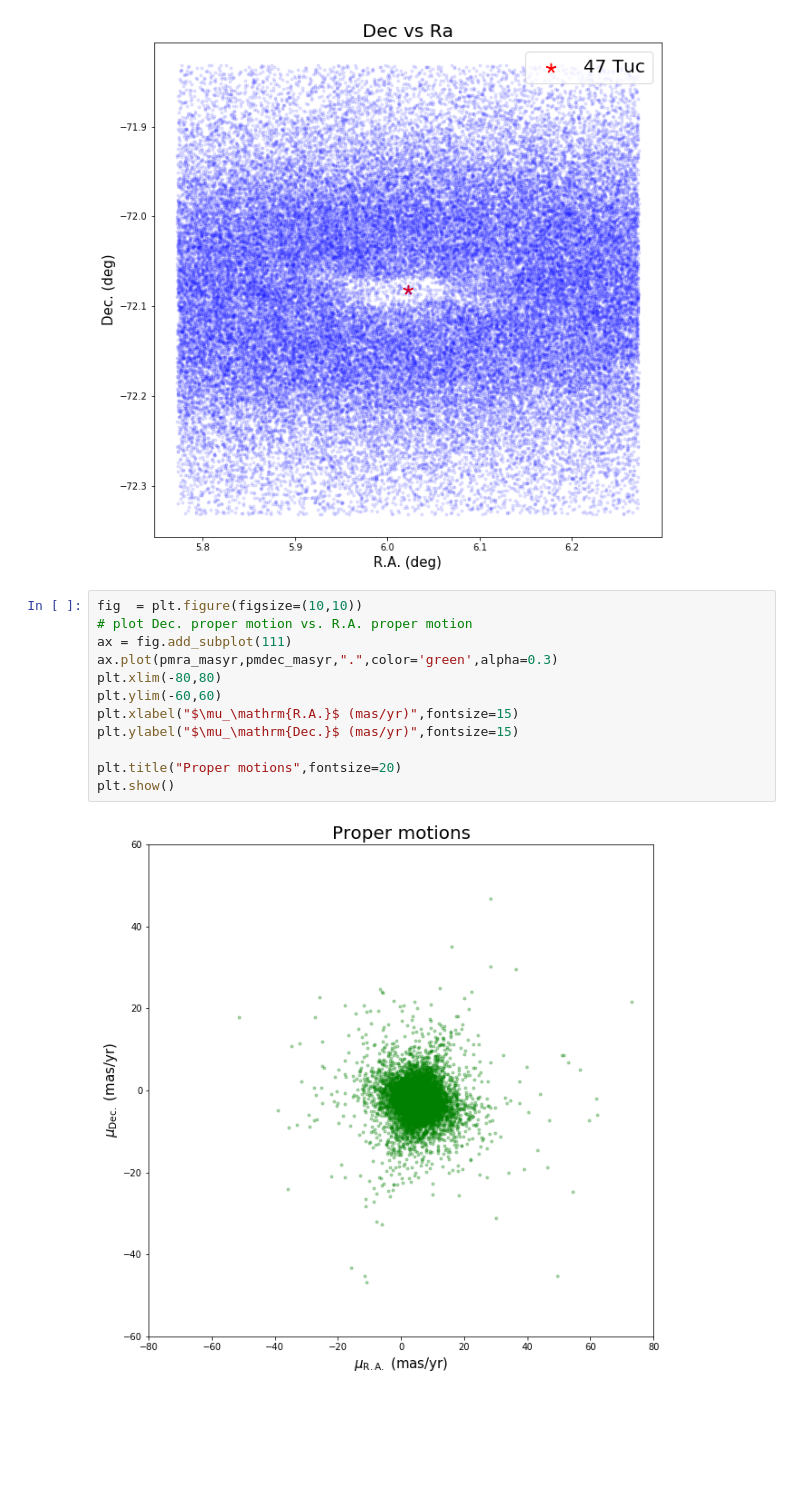
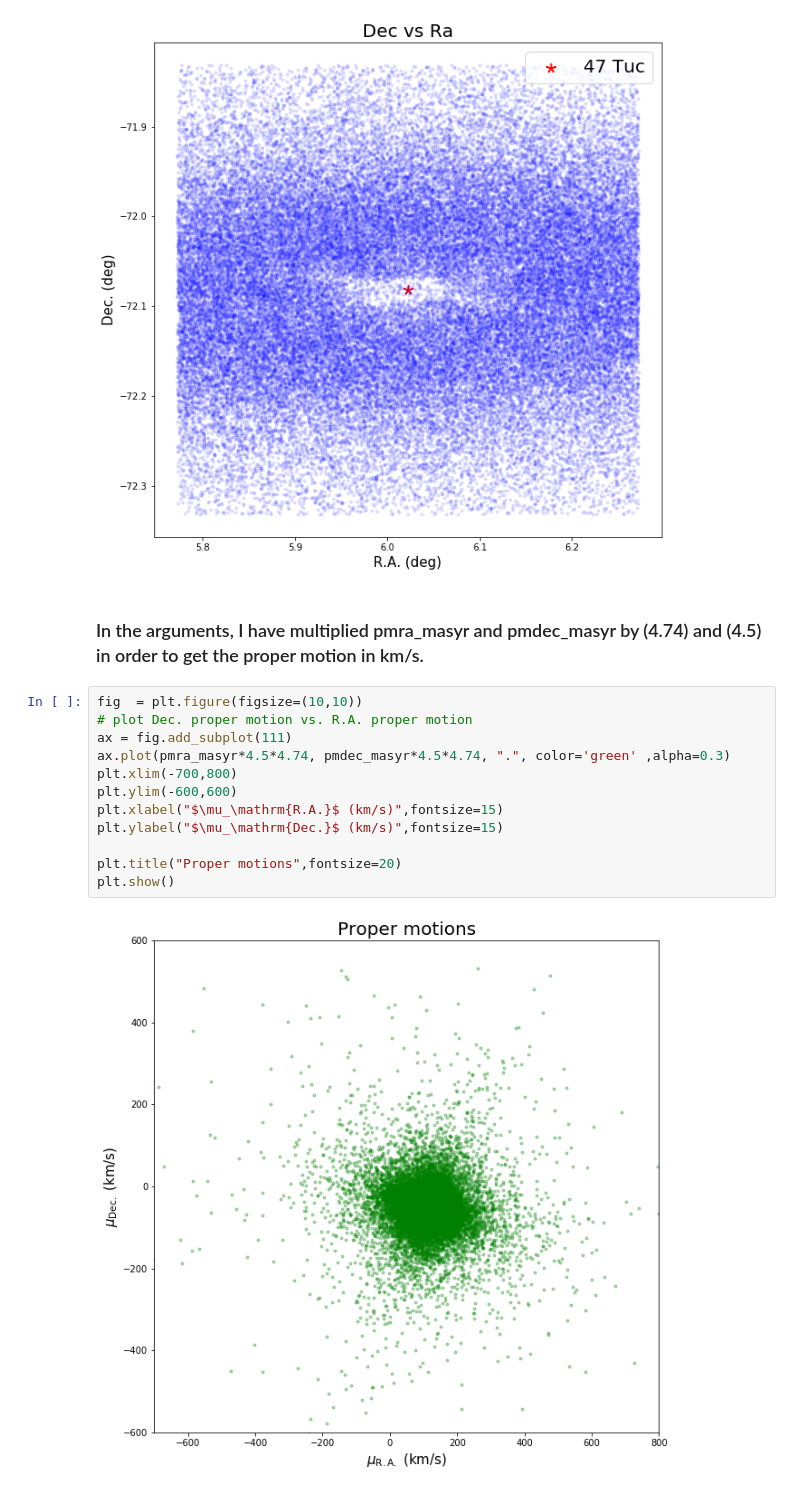
Before and after one commit to rebeccaceppas/problem-set-3, a Jupyter notebook: Problem 2.ipynb, the cells around one changed output. Cells and saved outputs as stored; diff of their text form; blank space fills up the shorter version.

Commit message:
finished proper motion and Ra vs Dec graphs.

```diff
--- a/Problem 2.ipynb
+++ b/Problem 2.ipynb
@@ -86,17 +60,19 @@ plt.title("Dec vs Ra",fontsize=20)
 plt.show()
 # %% [output]
 [figure]
+# %% [markdown]
+### In the arguments, I have multiplied pmra_masyr and pmdec_masyr by (4.74) and (4.5) in order to get the proper motion in km/s.
 # %%
 fig  = plt.figure(figsize=(10,10))
 # plot Dec. proper motion vs. R.A. proper motion
 ax = fig.add_subplot(111)
-ax.plot(pmra_masyr,pmdec_masyr,".",color='green',alpha=0.3)
-plt.xlim(-80,80)
-plt.ylim(-60,60)
-plt.xlabel("$\mu_\mathrm{R.A.}$ (mas/yr)",fontsize=15)
-plt.ylabel("$\mu_\mathrm{Dec.}$ (mas/yr)",fontsize=15)
+ax.plot(pmra_masyr*4.5*4.74, pmdec_masyr*4.5*4.74, ".", color='green' ,alpha=0.3)
+plt.xlim(-700,800)
+plt.ylim(-600,600)
+plt.xlabel("$\mu_\mathrm{R.A.}$ (km/s)",fontsize=15)
+plt.ylabel("$\mu_\mathrm{Dec.}$ (km/s)",fontsize=15)
 
 plt.title("Proper motions",fontsize=20)
 plt.show()
 # %% [output]
-[figure, old version]
+[figure, new version]
```
Also changed, not shown: parts of 2 cells of this notebook.
